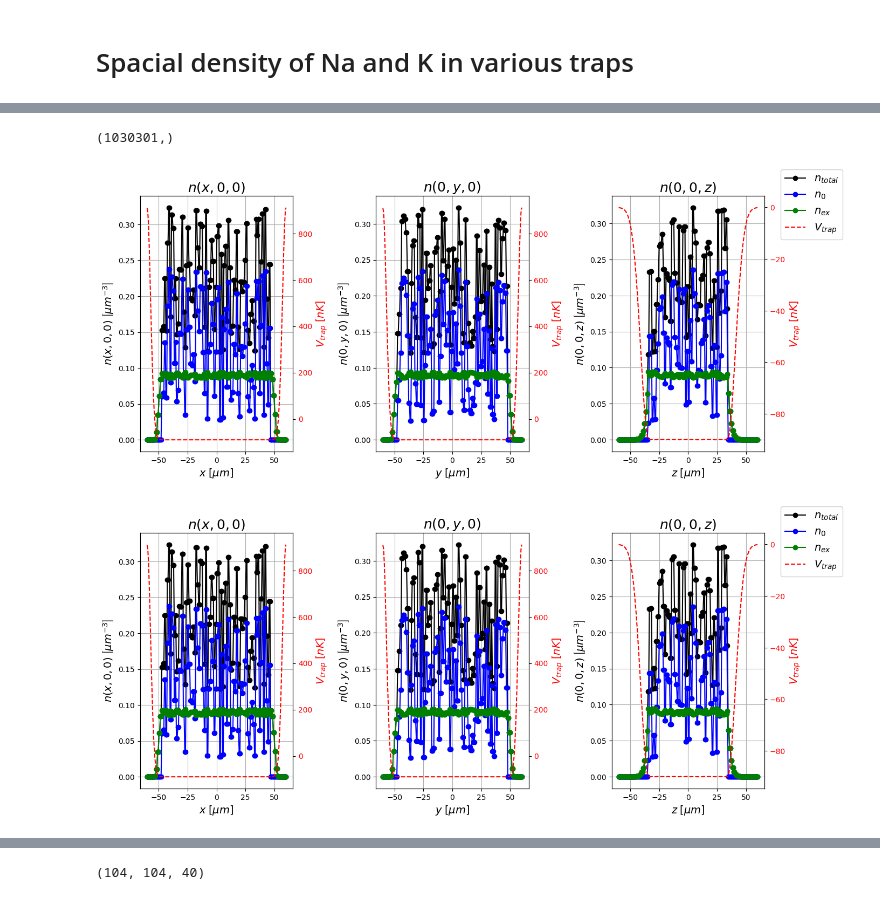
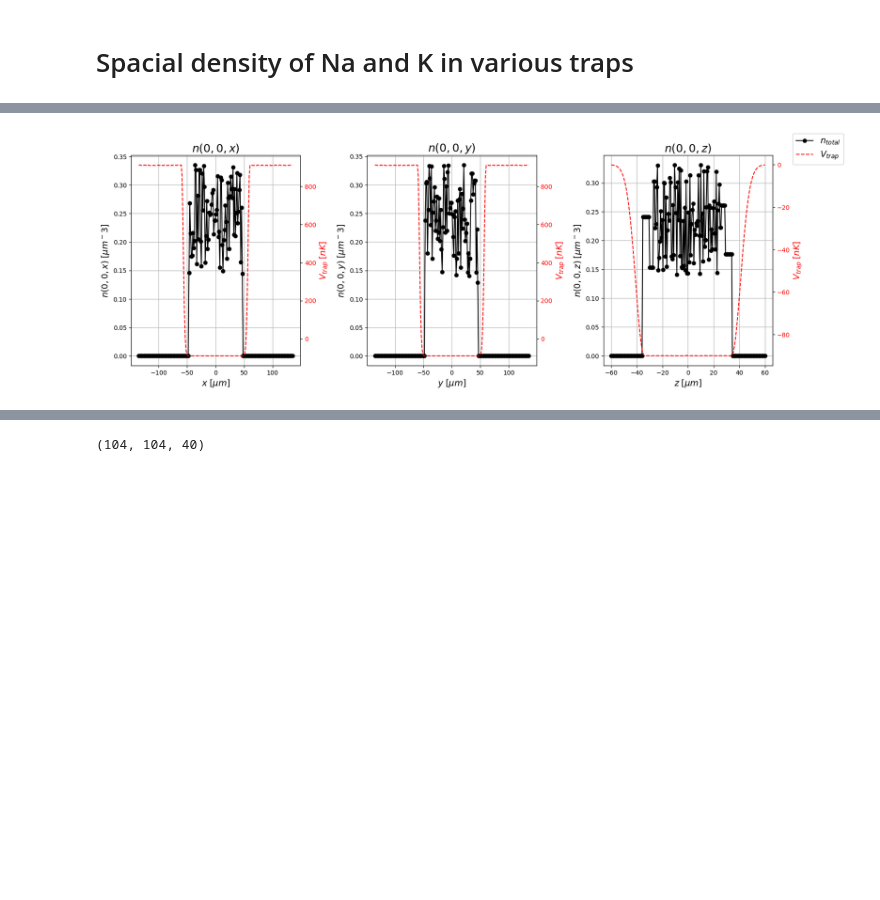
Before and after one commit to lightmat/lightmat, a Jupyter notebook: 20240109_team_meeting.ipynb, the cells around one changed output, grey strips where cells are left out. Saved outputs shown, nothing was run; the diff lists cells and outputs as text; code cells hidden in the pictures; blank space fills up the shorter version.

```diff
--- a/20240109_team_meeting.ipynb
+++ b/20240109_team_meeting.ipynb
@@ -113,8 +84,8 @@ k40 = ParticleProps(
     species="fermion",
     m=39.963999*u.u,
     N_particles=90000,
-    T=15*u.nK,
-    domain=(-60, 60)*u.um,
+    T=0*u.nK,
+    domain=[(-135, 150), (-135, 135), (-60, 60)] * u.um,
     #V_trap=harmonic_trap,
     #V_trap=box_trap,
     #V_trap=box_2d_harmonic_1d_trap,
@@ -133,9 +104,9 @@ na23 = ParticleProps(
     species="boson",
     m=22.989768*u.u,
     N_particles=114000,
-    T=15*u.nK,
+    T=0*u.nK,
     a_s=2.75*u.nm,
-    domain=(-60, 60)*u.um,
+    domain=[(-135, 135), (-135, 135), (-60, 60)] * u.um,
     #V_trap=harmonic_trap,
     #V_trap=box_trap,
     #V_trap=box_2d_harmonic_1d_trap,
@@ -168,10 +137,5 @@ Convergence reached after 6 iterations.
-# %%
-bg.n_array.shape
-# %% [output]
-(1030301,)
 # %%
-bg.plot_density_1d(which='n', title = "", filename="sodium_density_1d_T10.png")
+fig = bg.plot_density_1d(which='n', title = "", filename="sodium_density_1d.png")
 # %% [output]
-[figure, old version]
+[figure, new version]
-[figure, removed]
 # %%
```
Also changed, not shown: parts of 8 cells of this notebook, 22 other files.
